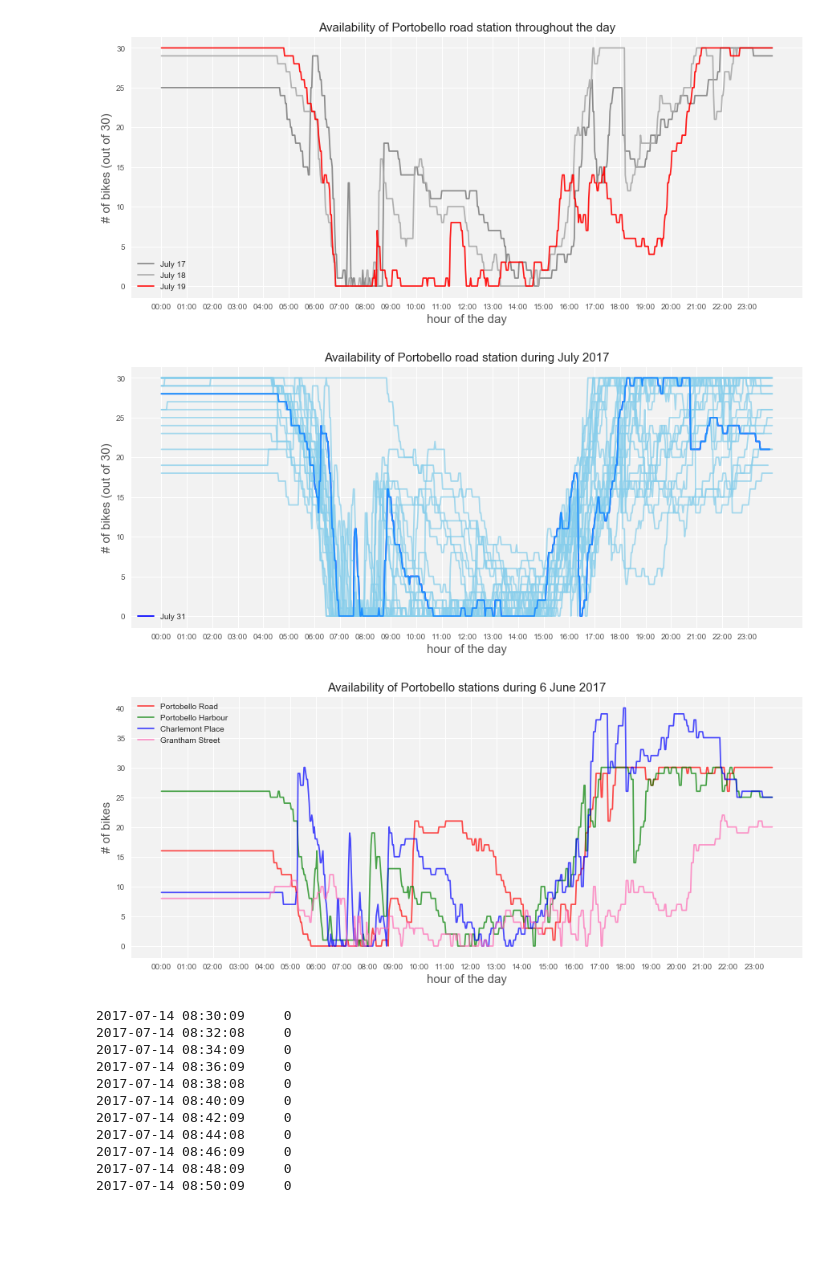
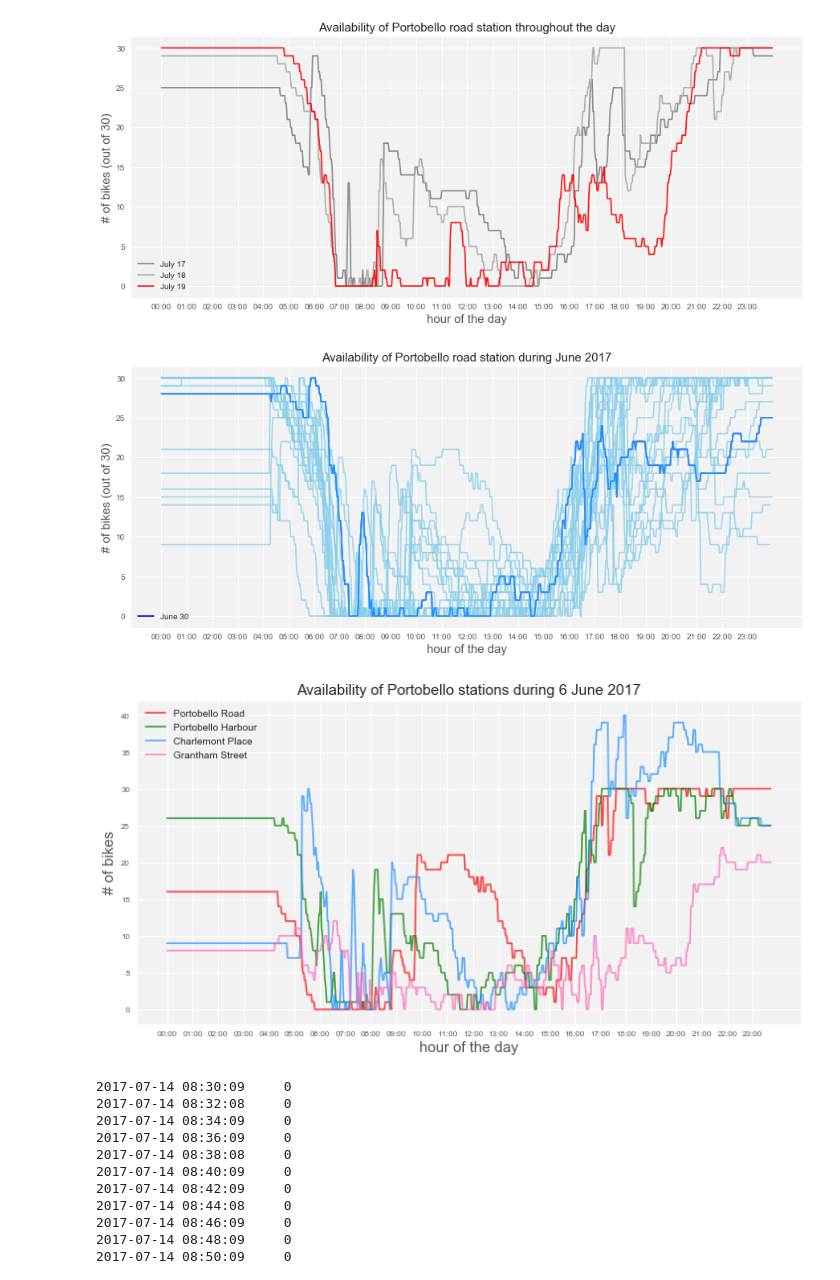
Before and after one commit to msgolovina/bss_project, a Jupyter notebook: Diploma_research.ipynb, the cells around one changed output. Cells and saved outputs as stored; diff of their text form; code cells hidden in the pictures; blank space fills up the shorter version.

```diff
--- a/Diploma_research.ipynb
+++ b/Diploma_research.ipynb
@@ -370,12 +370,12 @@ figure.savefig('Portobello_road.png')
 range_ = range(1, 31)
 colors = ['skyblue']#['grey', 'darkgrey', 'red']
 figure, axis_weekdays = plt.subplots(1, 1, figsize=(15, 6))
-axis_weekdays.plot(weekdays[weekdays.DATE == datetime.date(2017, 7, 31)]['PORTOBELLO_ROAD'].values, alpha = 1, color = 'b')
-axis_weekdays.legend(['July 31'])
+axis_weekdays.plot(weekdays[weekdays.DATE == datetime.date(2017, 6, 30)]['PORTOBELLO_ROAD'].values, alpha = 1, color = 'b')
+axis_weekdays.legend(['June 30'])
 for x, col in zip(range_, colors*len(range_)):
-    for y in [7]:
+    for y in [6]:
         axis_weekdays.plot(weekdays[weekdays.DATE == datetime.date(2017, y, x)]['PORTOBELLO_ROAD'].values, alpha = 0.75, color = col)
-axis_weekdays.plot(weekdays[weekdays.DATE == datetime.date(2017, 7, 31)]['PORTOBELLO_ROAD'].values, alpha = 1, color = 'dodgerblue')
+axis_weekdays.plot(weekdays[weekdays.DATE == datetime.date(2017, 6, 30)]['PORTOBELLO_ROAD'].values, alpha = 1, color = 'dodgerblue')
 xticks = axis_weekdays.get_xticks()
 xticks = range(0, 720, 30)
 xticks_labels = ["%02d:%02d" % divmod(i*2, 60) for i in [int(tick) for tick in xticks]]
@@ -388,51 +388,51 @@ plt.xlabel('hour of the day')
 axis_weekdays.xaxis.label.set_fontsize(15)
 axis_weekdays.yaxis.label.set_fontsize(15)
 
-plt.title('Availability of Portobello road station during July 2017')
+plt.title('Availability of Portobello road station during June 2017')
 axis_weekdays.title.set_fontsize(15)
 
-figure.savefig('july_availability.png')
+figure.savefig('june_availability.png')
 plt.show()
 # %% [output]
-[figure, old version]
+[figure, new version]
 # %%
 range_ = range(6, 7)
 colors = ['black', 'red']#['grey', 'darkgrey', 'red']
-figure, axis_weekdays = plt.subplots(1, 1, figsize=(15, 6))
+figure, axis_weekdays = plt.subplots(1, 1, figsize=(12, 6))
 for x, col in zip(range_, colors*len(range_)):
     for y in [6]:
         axis_weekdays.plot(weekdays[weekdays.DATE == datetime.date(2017, y, x)]['PORTOBELLO_ROAD'].values, alpha = 0.7, color = 'r')
 
 for x, col in zip(range_, colors*len(range_)):
     for y in [6]:
         axis_weekdays.plot(weekdays[weekdays.DATE == datetime.date(2017, y, x)]['PORTOBELLO_HARBOUR'].values, alpha = 0.7, color = 'g')
 for x, col in zip(range_, colors*len(range_)):
     for y in [6]:
-        axis_weekdays.plot(weekdays[weekdays.DATE == datetime.date(2017, y, x)]['CHARLEMONT_PLACE'].values, alpha = 0.7, color = 'b')
+        axis_weekdays.plot(weekdays[weekdays.DATE == datetime.date(2017, y, x)]['CHARLEMONT_PLACE'].values, alpha = 0.7, color = 'dodgerblue')
 for x, col in zip(range_, colors*len(range_)):
     for y in [6]:
         axis_weekdays.plot(weekdays[weekdays.DATE == datetime.date(2017, y, x)]['GRANTHAM_STREET'].values, alpha = 0.7, color = 'hotpink')
 
 xticks = axis_weekdays.get_xticks()
 xticks = range(0, 720, 30)
 xticks_labels = ["%02d:%02d" % divmod(i*2, 60) for i in [int(tick) for tick in xticks]]
 axis_weekdays.set_xticks(xticks)
 axis_weekdays.set_xticklabels(xticks_labels)
-axis_weekdays.tick_params(axis = 'both', labelsize = 10)
+axis_weekdays.tick_params(axis = 'both', labelsize = 8)
 
 plt.ylabel('# of bikes')
 plt.xlabel('hour of the day')
 axis_weekdays.xaxis.label.set_fontsize(15)
 axis_weekdays.yaxis.label.set_fontsize(15)
 axis_weekdays.legend(['Portobello Road', 'Portobello Harbour', 'Charlemont Place', 'Grantham Street'])
 
 plt.title('Availability of Portobello stations during 6 June 2017')
 axis_weekdays.title.set_fontsize(15)
 
 figure.savefig('Portobello_stations.png')
 plt.show()
 # %% [output]
-[figure, old version]
+[figure, new version]
 # %%
 range_ = range(1, 10)
 colors = ['black']#['grey', 'darkgrey', 'red']
```
Also changed, not shown: 1 other file.
